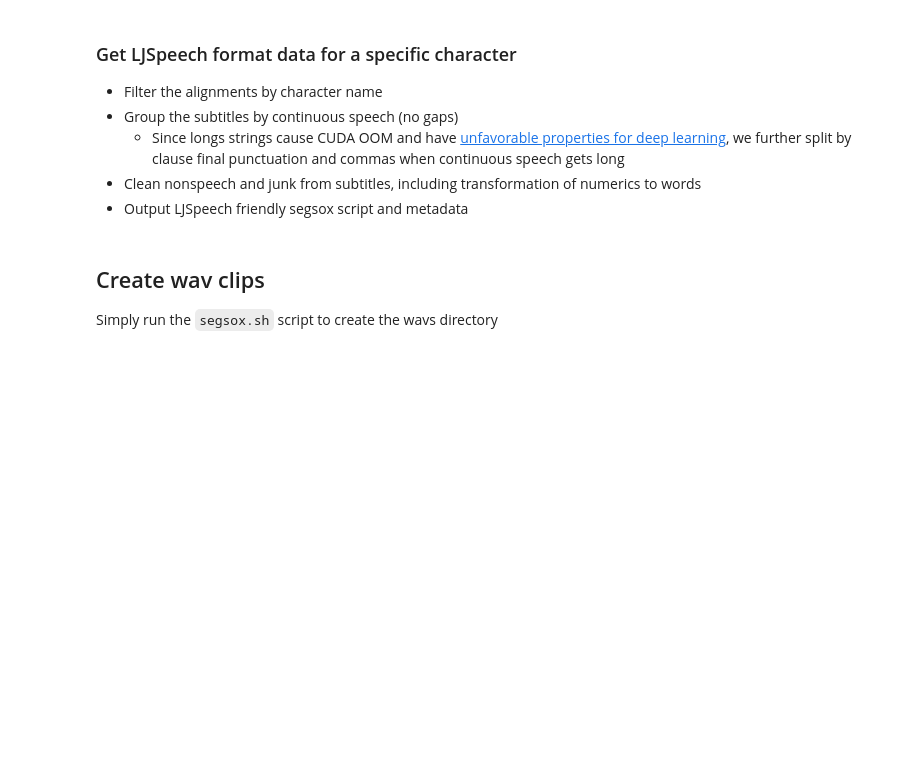
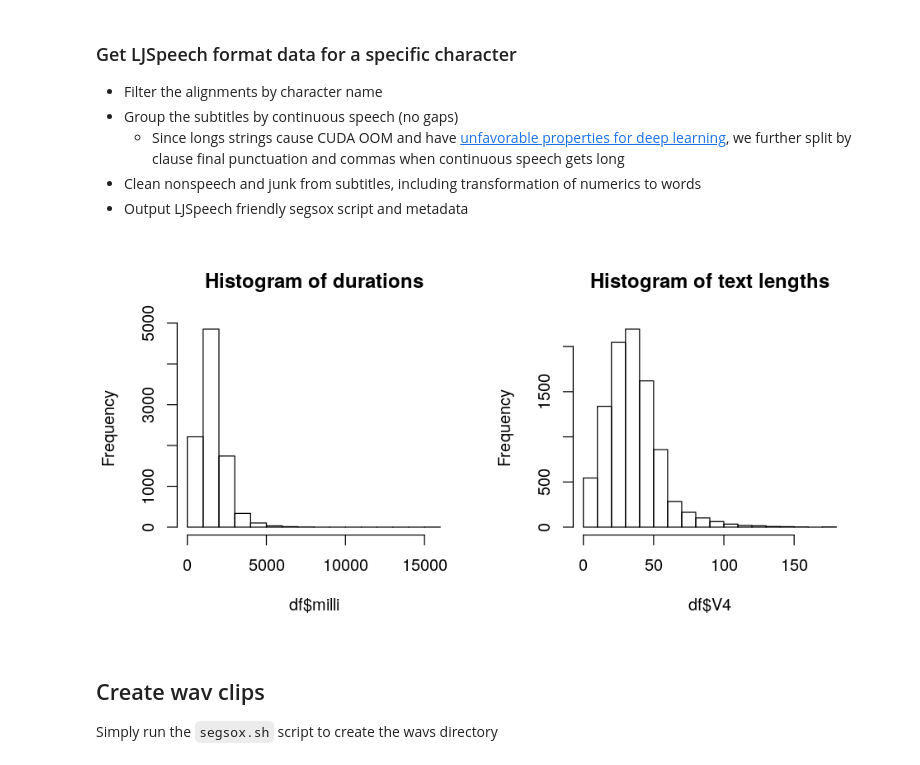
Before and after one commit to aolney/SouthParkTTSData, a Jupyter notebook: southpark-tts-data.ipynb, the cells around one changed output. Drawn from its saved outputs; the diff is of its cells as text; code cells hidden in the pictures; blank space fills up the shorter version.

```diff
--- a/southpark-tts-data.ipynb
+++ b/southpark-tts-data.ipynb
@@ -977,3 +1106,13 @@ ttsData |> CreateLJSpeechTypeMetadata wavDirectory
+# %%
+df <- read.table("diagnostics.tsv",sep="\t",header=F,quote="")
+df$milli <- df$V2 - df$V1
+options(repr.plot.width=8, repr.plot.height=4)
+op <- par(mfrow=c(1,2))
+hist(df$milli,main="Histogram of durations")
+hist(df$V4,main="Histogram of text lengths")
+par(op)
+# %% [output]
+[figure, added]
 # %% [markdown]
 ## Create wav clips
 
```
Also changed, not shown: parts of 15 cells of this notebook, 2 other files.
